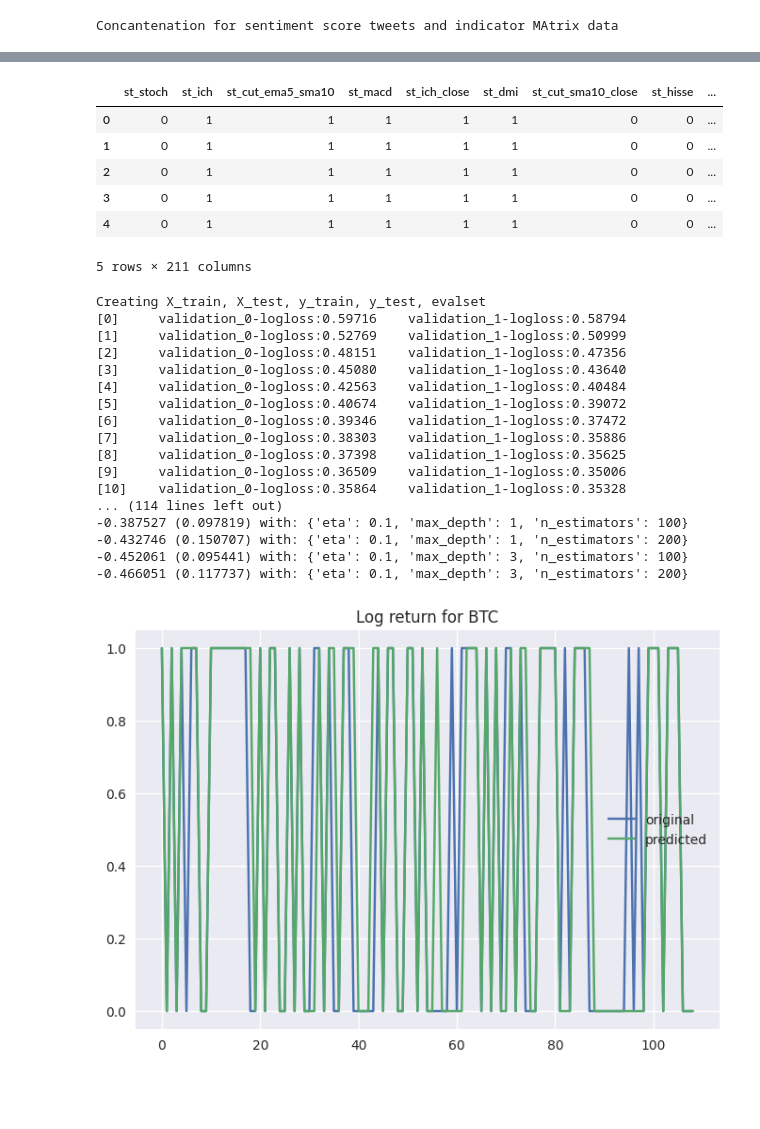
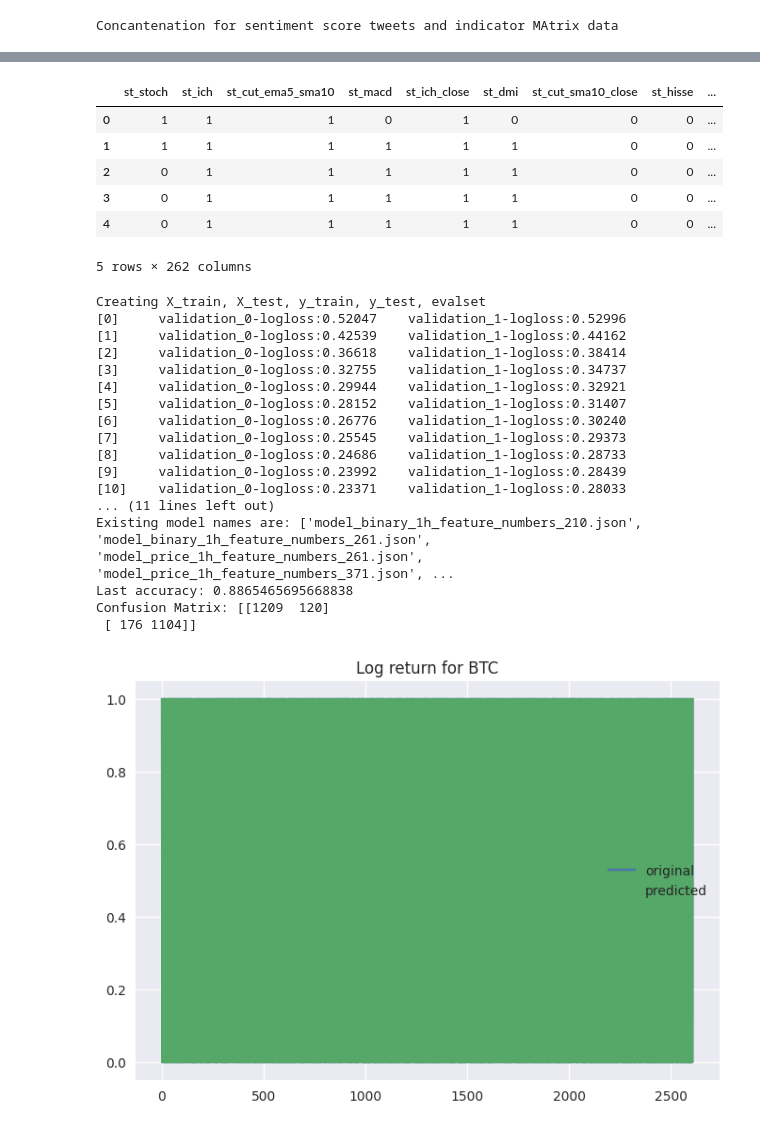
Before and after one commit to kozanakyel/KZ-Engine-Backend, a Jupyter notebook: KZ_project_setup/notebooks/test_sent_kz.ipynb, the cells around one changed output, grey strips where cells are left out. Drawn from its saved outputs; the diff is of its cells as text; code cells hidden in the pictures; blank space fills up the shorter version.

```diff
--- a/KZ_project_setup/notebooks/test_sent_kz.ipynb
+++ b/KZ_project_setup/notebooks/test_sent_kz.ipynb
@@ -25,7 +25,7 @@ SYMBOL_CUT = 'btc'
 scale = 1
 range_list = [i for i in range(5,21)]
 range_list = [i*scale for i in range_list]
-interval = '1d'
+interval = '1h'
 start_date = '2020-06-30'
 end_date = '2022-07-01'
 source = 'yahoo'
@@ -50,5 +86,5 @@ close_col = df_price.loc['2021-01-01':'2022-06-27',['close','volume']].copy()
 # %%
-sent_tweets = pd.read_csv('btc_archieve/btc_daily_sent_score.csv')
+sent_tweets = pd.read_csv('btc_archieve/btc_hourly_sent_score.csv')
 sent_tweets.Date = pd.to_datetime(sent_tweets.Date)
 sent_tweets.set_index('Date', inplace=True, drop=True)
 # %%
@@ -80,12 +116,12 @@ df.reset_index(drop=True, inplace=True)
 df.head()
 # %% [output]
 |  | st_stoch | st_ich | st_cut_ema5_sma10 | st_macd | st_ich_close | st_dmi | st_cut_sma10_close | st_hisse | ... |
-| 0 | 0 | 1 | 1 | 1 | 1 | 1 | 0 | 0 | ... |
-| 1 | 0 | 1 | 1 | 1 | 1 | 1 | 0 | 0 | ... |
+| 0 | 1 | 1 | 1 | 0 | 1 | 0 | 0 | 0 | ... |
+| 1 | 1 | 1 | 1 | 1 | 1 | 1 | 0 | 0 | ... |
 | 2 | 0 | 1 | 1 | 1 | 1 | 1 | 0 | 0 | ... |
 | 3 | 0 | 1 | 1 | 1 | 1 | 1 | 0 | 0 | ... |
 | 4 | 0 | 1 | 1 | 1 | 1 | 1 | 0 | 0 | ... |
-5 rows × 211 columns
+5 rows × 262 columns
 # %%
 y = df_final.log_return
 X = df_final.drop(columns=['log_return'], axis=1)
@@ -92,50 +132,55 @@ X = df_final.drop(columns=['log_return'], axis=1)
 # %%
 y = (df_final.log_return > 0).astype(int)                            #df_final.feature_label
 #df_final.drop(columns=['feature_label'], axis=1)
+from sklearn.metrics import accuracy_score, confusion_matrix
+
 eval_metric = 'logloss'
 eval_metric = None
-xgb = XgboostForecaster(objective='binary', n_estimators=100, eta=0.3, max_depth=1,
-                    tree_method='gpu_hist', cv=10, eval_metric='logloss')
+xgb = XgboostForecaster(objective='binary', n_estimators=20, eta=0.3, max_depth=5,
+                    tree_method='gpu_hist', eval_metric='logloss')
 xgb.create_train_test_data(X, y, test_size=0.2)
 xgb.fit()
-xgb.save_model('model_reg_daily.json')
+xgb.save_model(f'../dl_models/model_stack/model_price_{interval}_feature_numbers_{X.shape[1]}.json')
 score = xgb.get_score()
+print(f'first score: {score}')
 #xgb.plot_learning_curves()
-xgb.get_model_names()
-best_params = xgb.bestparams_gridcv([100, 200], [0.1], [1, 3], verbose=3)
+xgb.get_model_names('../dl_models/model_stack/')
+#best_params = xgb.bestparams_gridcv([100, 200], [0.1], [1, 3], verbose=3)
 
 
 ytest = xgb.y_test
 ypred_reg = xgb.model.predict(xgb.X_test)
+print(f'Last accuracy: {accuracy_score(ytest, ypred_reg)}')
+print(f'Confusion Matrix: {confusion_matrix(ytest, ypred_reg)}')
 x_ax = range(len(xgb.y_test))
 plt.plot(x_ax, ytest, label="original")
 plt.plot(x_ax, ypred_reg, label="predicted")
 plt.title("Log return for BTC")
 plt.legend()
 plt.show()
 #yhat = (xgb.model.predict(xgb.X_test) > 0).astype(int)
 #y_ = (xgb.y_test > 0).astype(int)
 #accuracy = accuracy_score(yhat, y_)
 #print('Accuracy: %.3f' % accuracy)
 # %% [output]
 Creating X_train, X_test, y_train, y_test, evalset
-[0]     validation_0-logloss:0.59716    validation_1-logloss:0.58794
-[1]     validation_0-logloss:0.52769    validation_1-logloss:0.50999
-[2]     validation_0-logloss:0.48151    validation_1-logloss:0.47356
-[3]     validation_0-logloss:0.45080    validation_1-logloss:0.43640
-[4]     validation_0-logloss:0.42563    validation_1-logloss:0.40484
-[5]     validation_0-logloss:0.40674    validation_1-logloss:0.39072
-[6]     validation_0-logloss:0.39346    validation_1-logloss:0.37472
-[7]     validation_0-logloss:0.38303    validation_1-logloss:0.35886
-[8]     validation_0-logloss:0.37398    validation_1-logloss:0.35625
-[9]     validation_0-logloss:0.36509    validation_1-logloss:0.35006
-[10]    validation_0-logloss:0.35864    validation_1-logloss:0.35328
-... (114 lines left out)
--0.387527 (0.097819) with: {'eta': 0.1, 'max_depth': 1, 'n_estimators': 100}
--0.432746 (0.150707) with: {'eta': 0.1, 'max_depth': 1, 'n_estimators': 200}
--0.452061 (0.095441) with: {'eta': 0.1, 'max_depth': 3, 'n_estimators': 100}
--0.466051 (0.117737) with: {'eta': 0.1, 'max_depth': 3, 'n_estimators': 200}
+[0]     validation_0-logloss:0.52047    validation_1-logloss:0.52996
+[1]     validation_0-logloss:0.42539    validation_1-logloss:0.44162
+[2]     validation_0-logloss:0.36618    validation_1-logloss:0.38414
+[3]     validation_0-logloss:0.32755    validation_1-logloss:0.34737
+[4]     validation_0-logloss:0.29944    validation_1-logloss:0.32921
+[5]     validation_0-logloss:0.28152    validation_1-logloss:0.31407
+[6]     validation_0-logloss:0.26776    validation_1-logloss:0.30240
+[7]     validation_0-logloss:0.25545    validation_1-logloss:0.29373
+[8]     validation_0-logloss:0.24686    validation_1-logloss:0.28733
+[9]     validation_0-logloss:0.23992    validation_1-logloss:0.28439
+[10]    validation_0-logloss:0.23371    validation_1-logloss:0.28033
+... (11 lines left out)
+Existing model names are: ['model_binary_1h_feature_numbers_210.json', 'model_binary_1h_feature_numbers_261.json', 'model_price_1h_feature_numbers_261.json', 'model_price_1h_feature_numbers_371.json', ...
+Last accuracy: 0.8865465695668838
+Confusion Matrix: [[1209  120]
+ [ 176 1104]]
-[figure, old version]
+[figure, new version]
 # %%
 n_feat = xgb.get_n_importance_features(10)
 print(n_feat)
```
Also changed, not shown: parts of 7 cells of this notebook, 14 other files.
